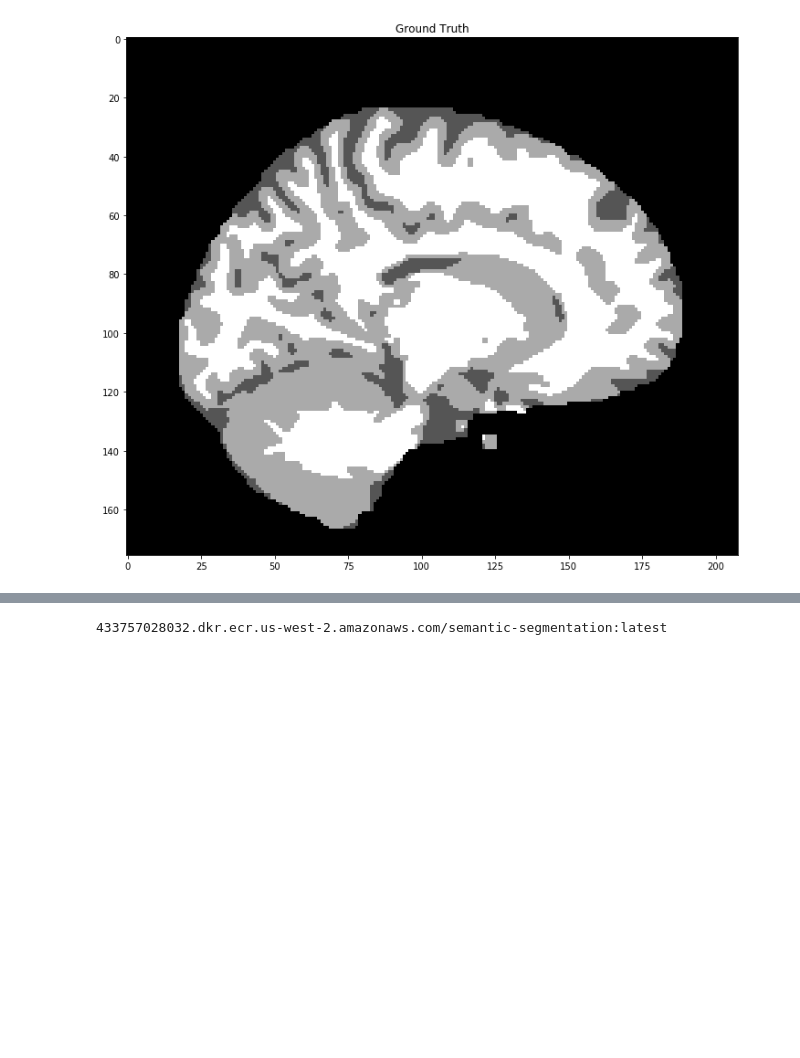
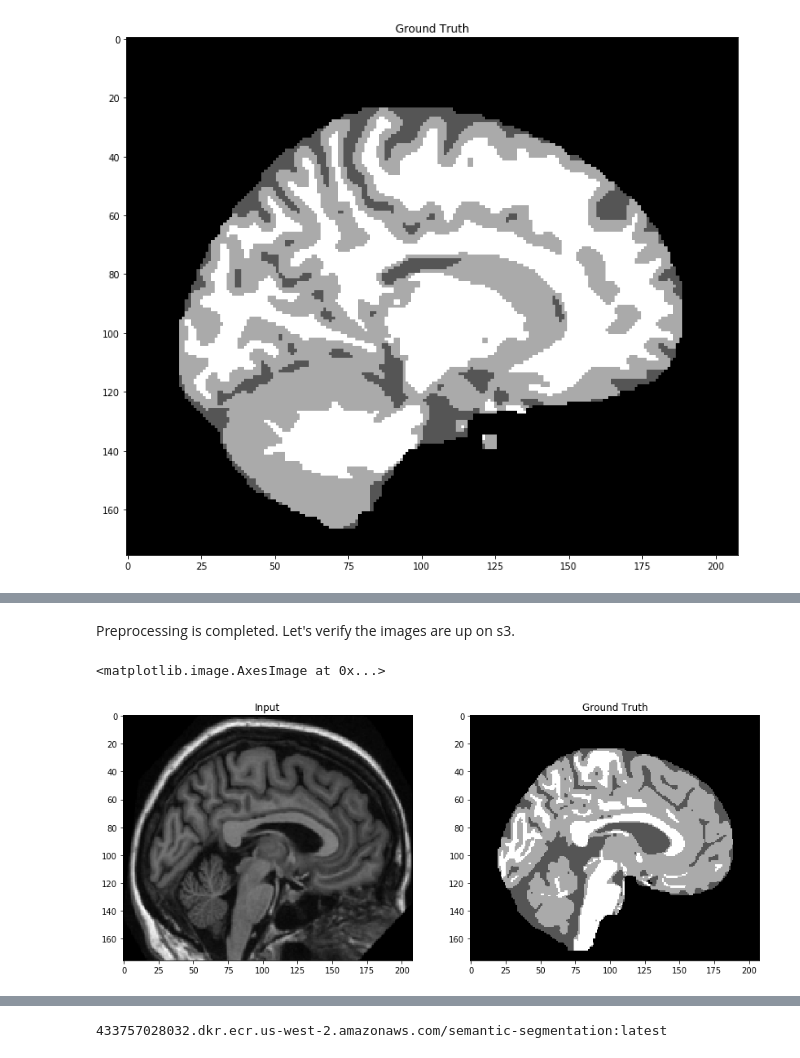
Before and after one commit to michaelhsieh42/amazon-sagemaker-brain-segmentation, a Jupyter notebook: mxnet_brain_segmentation.ipynb, the cells around one changed output, grey strips where cells are left out. Drawn from its saved outputs; the diff is of its cells as text; code cells hidden in the pictures; blank space fills up the shorter version.

```diff
--- a/mxnet_brain_segmentation.ipynb
+++ b/mxnet_brain_segmentation.ipynb
@@ -315,0 +215,11 @@ Lastly, we need the Amazon SageMaker Semantic Segmentaion docker image, which is
+# %%
+import boto3
+account_id = boto3.client('sts').get_caller_identity().get('Account')
+region = boto3.session.Session().region_name
+
+ecr_repository = 'sagemaker-brain-segmentation-processing'
+tag = ':latest'
+ecr_repository_uri = '{}.dkr.ecr.{}.amazonaws.com/{}'.format(account_id, region, ecr_repository + tag)
+
+# build the docker image
+!docker build -t $ecr_repository ./docker/
@@ -315,0 +315,37 @@ Lastly, we need the Amazon SageMaker Semantic Segmentaion docker image, which is
+# %%
+preprocessing_job_description = image_processor.jobs[-1].describe()
+
+output_config = preprocessing_job_description['ProcessingOutputConfig']
+for output in output_config['Outputs']:
+    if output['OutputName'] == 'train':
+        s3_train_data = output['S3Output']['S3Uri']
+    if output['OutputName'] == 'train_annotation':
+        s3_train_annotation = output['S3Output']['S3Uri']
+    if output['OutputName'] == 'validation':
+        s3_validation_data = output['S3Output']['S3Uri']
+    if output['OutputName'] == 'validation_annotation':
+        s3_validation_annotation = output['S3Output']['S3Uri']
+# %% [markdown]
+Preprocessing is completed. Let's verify the images are up on s3.
+# %%
+resource = boto3.resource('s3', region_name=region)
+bucket = resource.Bucket(data_bucket)
+
+validation_fname='/'.join(s3_validation_data.split('/')[3:]) + '/OAS1_0026_MR1_mpr_n3_anon_111_t88_41.png'
+validation_obj = bucket.Object(validation_fname)
+validation_mask_fname='/'.join(s3_validation_annotation.split('/')[3:]) + '/OAS1_0026_MR1_mpr_n3_anon_111_t88_41.png'
+validation_mask_obj = bucket.Object(validation_mask_fname)
+# %%
+test_brain=imageio.imread(io.BytesIO(validation_obj.get()['Body'].read()))
+test_mask=imageio.imread(io.BytesIO(validation_mask_obj.get()['Body'].read()))
+
+plt.figure(figsize=(14, 14))
+plt.subplot(121)
+plt.title('Input')
+plt.imshow(test_brain, cmap=plt.cm.gray)
+plt.subplot(122)
+plt.title('Ground Truth')
+plt.imshow(test_mask, cmap=plt.cm.gray)
+# %% [output]
+<matplotlib.image.AxesImage at 0x...>
+[figure, added]
```
Also changed, not shown: parts of 56 cells of this notebook, 3 other files.
